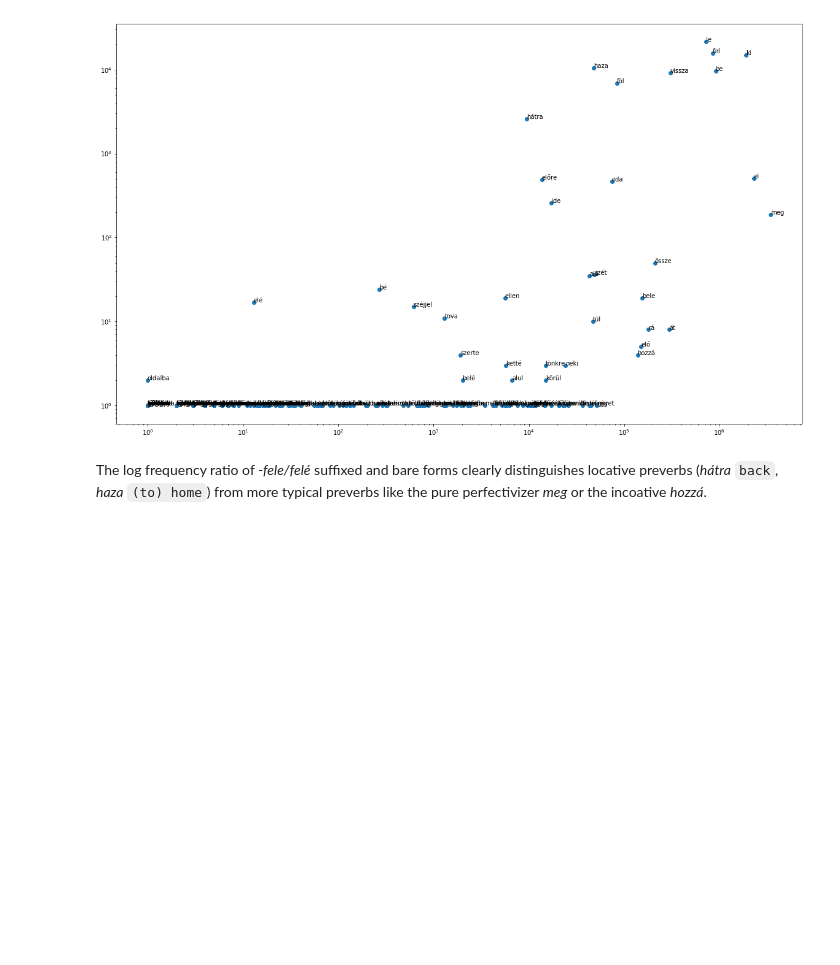
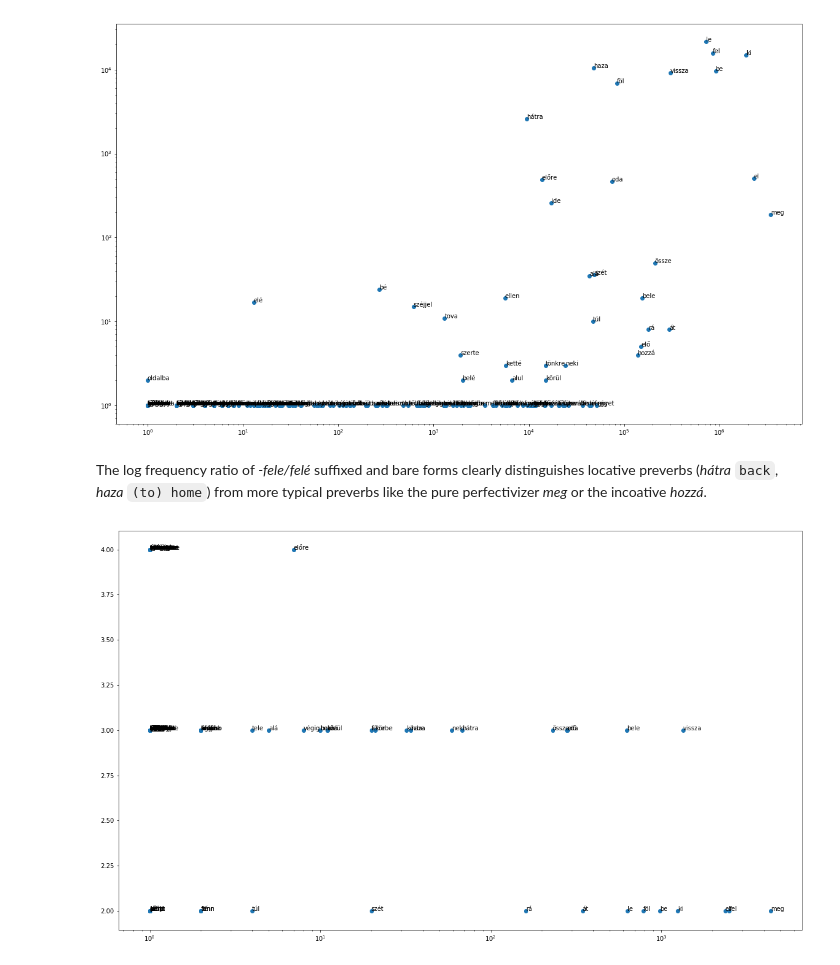
Before and after one commit to makrai/misc, a Jupyter notebook: tade/productivity.ipynb, the cells around one changed output. Cells and saved outputs as stored; diff of their text form; code cells hidden in the pictures; blank space fills up the shorter version.

```diff
--- a/tade/productivity.ipynb
+++ b/tade/productivity.ipynb
@@ -65,3 +65,12 @@ loglogfeature('-fele/felé')
 [figure]
 # %% [markdown]
 The log frequency ratio of _-fele/felé_  suffixed and bare forms clearly distinguishes locative preverbs (_hátra_ `back`, _haza_ `(to) home`) from more typical preverbs like the pure perfectivizer _meg_ or the incoative _hozzá_.
+# %%
+smoothing = 1
+plt.scatter(prev_feat['Duplikálhatóság']+smoothing, prev_feat['Szótagszám']+smoothing)
+for label, x, y in zip(prev_feat.index, prev_feat['Duplikálhatóság']+smoothing, prev_feat['Szótagszám']+smoothing):
+        #if False:#xy[0] > freq_cutoff and xy[1] > feat_cutoff:
+        plt.annotate(label, (x,y))
+        plt.xscale('log')
+# %% [output]
+[figure, added]
```
Also changed, not shown: parts of 1 cell of this notebook.
